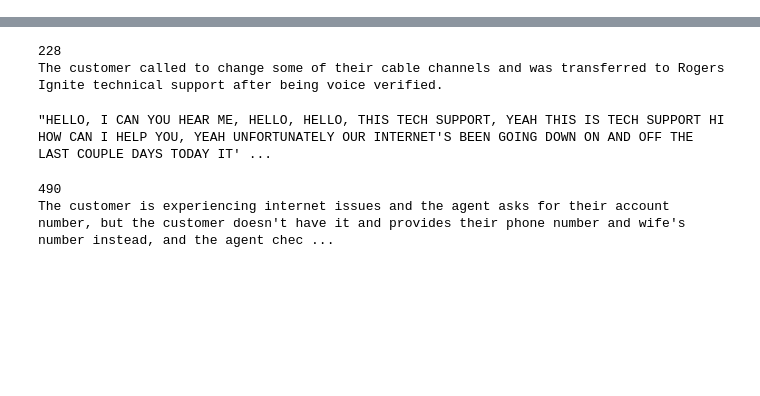
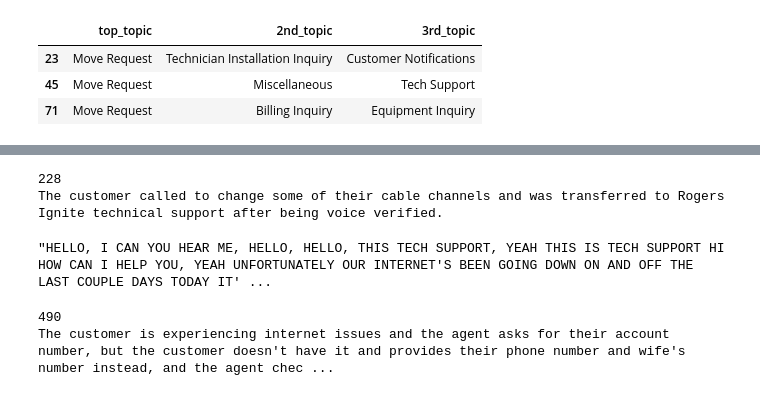
Before and after one commit to YunchengLiang/chatgpt-langchain_practice, a Jupyter notebook: sumfct_work_demo.ipynb, the cells around one changed output, grey strips where cells are left out. Drawn from its saved outputs; the diff is of its cells as text; code cells hidden in the pictures; blank space fills up the shorter version.

```diff
--- a/sumfct_work_demo.ipynb
+++ b/sumfct_work_demo.ipynb
@@ -74,0 +211,7 @@ def get_completion(prompt, model="gpt-3.5-turbo"):
+# %%
+df[df["top_topic"] == "Move Request"][["top_topic","2nd_topic","3rd_topic"]]
+# %% [output]
+|  | top_topic | 2nd_topic | 3rd_topic |
+| 23 | Move Request | Technician Installation Inquiry | Customer Notifications |
+| 45 | Move Request | Miscellaneous | Tech Support |
+| 71 | Move Request | Billing Inquiry | Equipment Inquiry |
```
Also changed, not shown: parts of 10 cells of this notebook.
